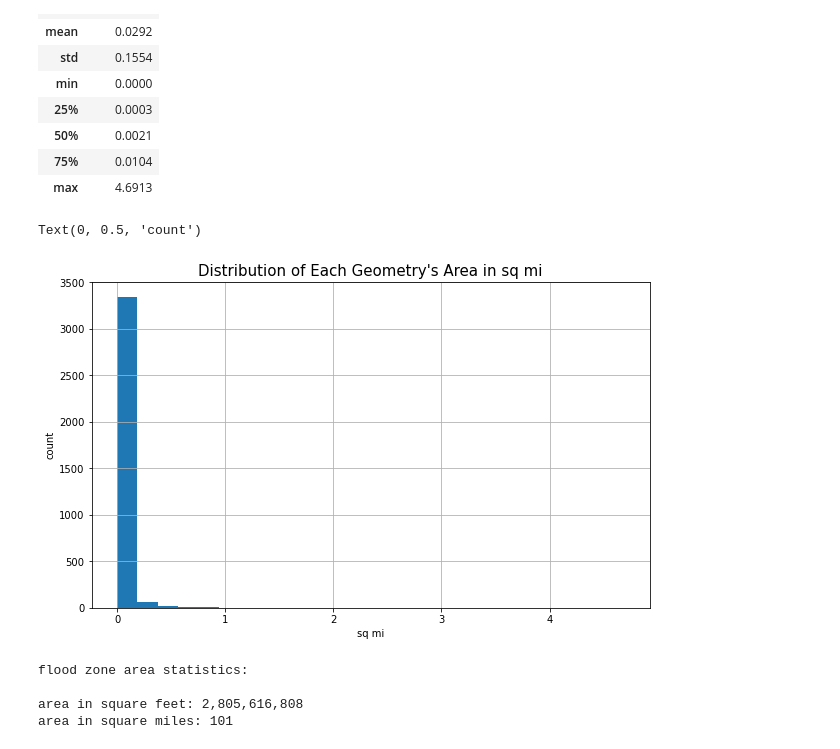
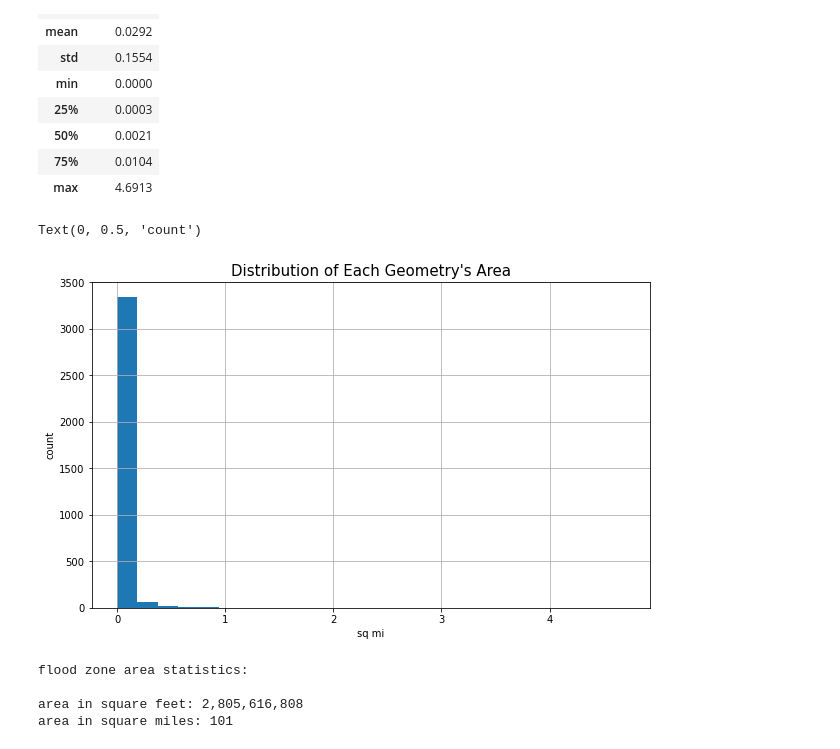
Before and after one commit to mebauer/nyc-floodzone-analysis, a Jupyter notebook: floodzone_pfirm_analysis.ipynb, the cells around one changed output. Drawn from its saved outputs; the diff is of its cells as text; code cells hidden in the pictures.

```diff
--- a/floodzone_pfirm_analysis.ipynb
+++ b/floodzone_pfirm_analysis.ipynb
@@ -1194,12 +1222,12 @@ round(sq_mi_df.describe(), 4)
 | max | 4.6913 |
 # %%
 sq_mi_df.hist(bins=25, figsize=(10,6))
-plt.title("Distribution of Each Geometry's Area in sq mi", fontsize=15)
+plt.title("Distribution of Each Geometry's Area", fontsize=15)
 plt.xlabel('sq mi')
 plt.ylabel('count')
 # %% [output]
 Text(0, 0.5, 'count')
-[figure, old version]
+[figure, new version]
 # %%
 print('flood zone area statistics:\n')
 print('area in square feet: {:,.0f}'.format(pfirm_df.area.sum()))
```
Also changed, not shown: parts of 9 cells of this notebook.
